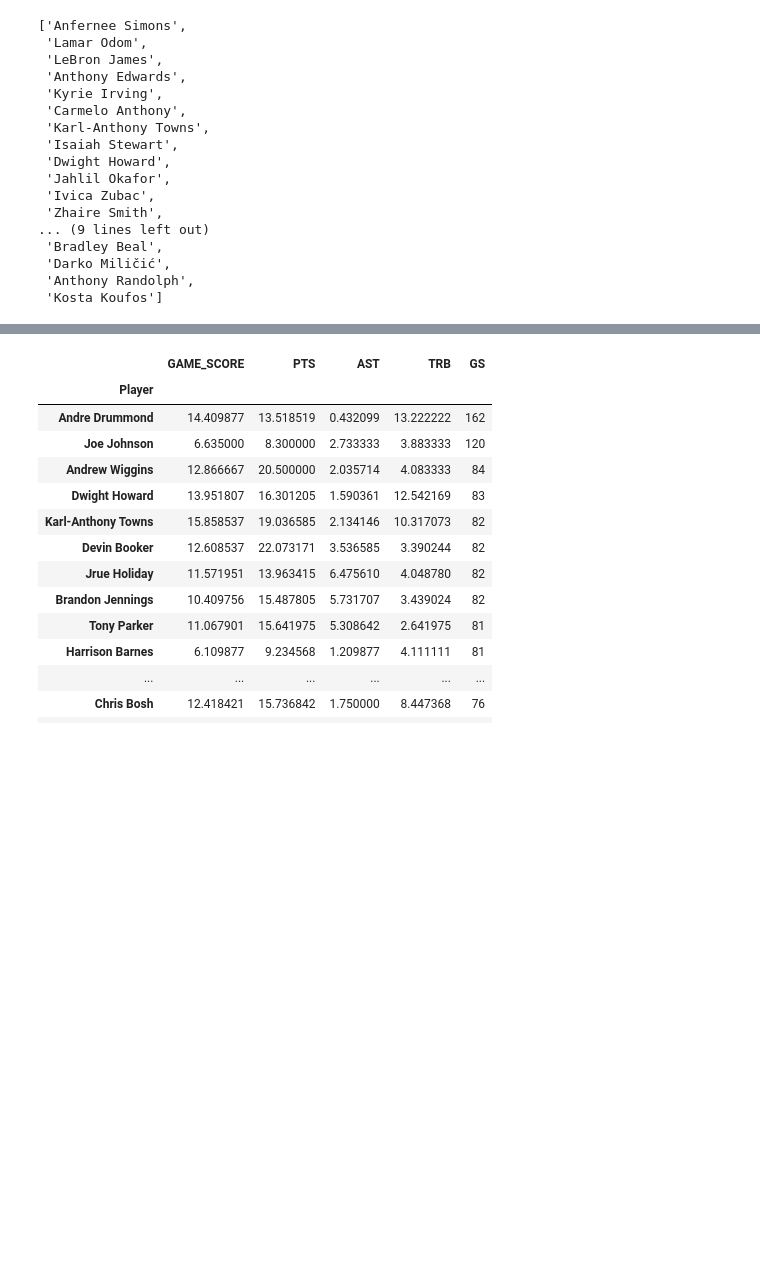
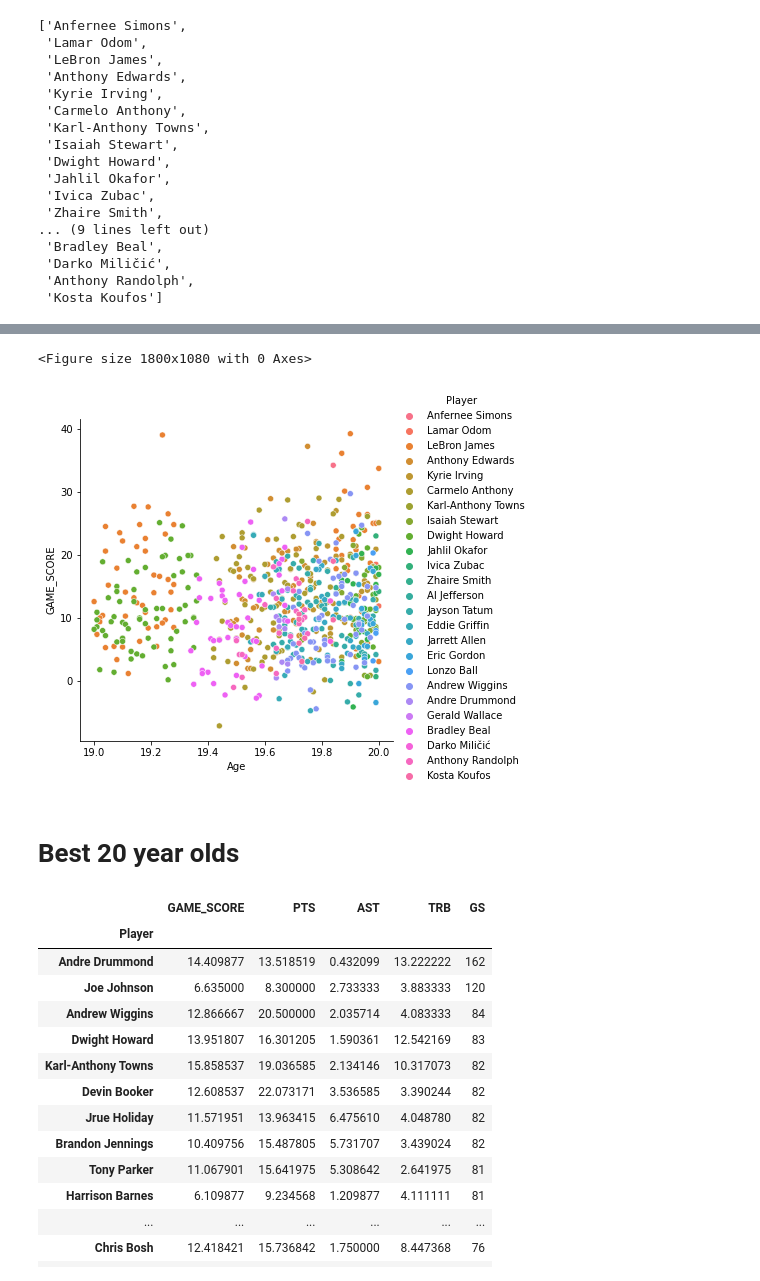
Before and after one commit to bme3412/Python, a Jupyter notebook: Projects/Basketball_reference/NBA_Age_TimeSeries.ipynb, the cells around one changed output, grey strips where cells are left out. Drawn from its saved outputs; the diff is of its cells as text; code cells hidden in the pictures; blank space fills up the shorter version.

```diff
--- a/Projects/Basketball_reference/NBA_Age_TimeSeries.ipynb
+++ b/Projects/Basketball_reference/NBA_Age_TimeSeries.ipynb
@@ -1308,3 +1298,13 @@ NBA_since_2000_19yr.head()
+# %%
+plt.figure(figsize=(25,15))
+sns.relplot(data=appended_data_19yr_top25, x='Age', y='GAME_SCORE', hue='Player')
+
+plt.show()
+# %% [output]
+<Figure size 1800x1080 with 0 Axes>
+[figure, added]
+# %% [markdown]
+# Best 20 year olds
 # %%
 NBA_since_2000_20yr = NBA_since_2000[NBA_since_2000['Years']== '20']
 NBA_since_2000_20yr.head()
```
Also changed, not shown: parts of 35 cells of this notebook.
